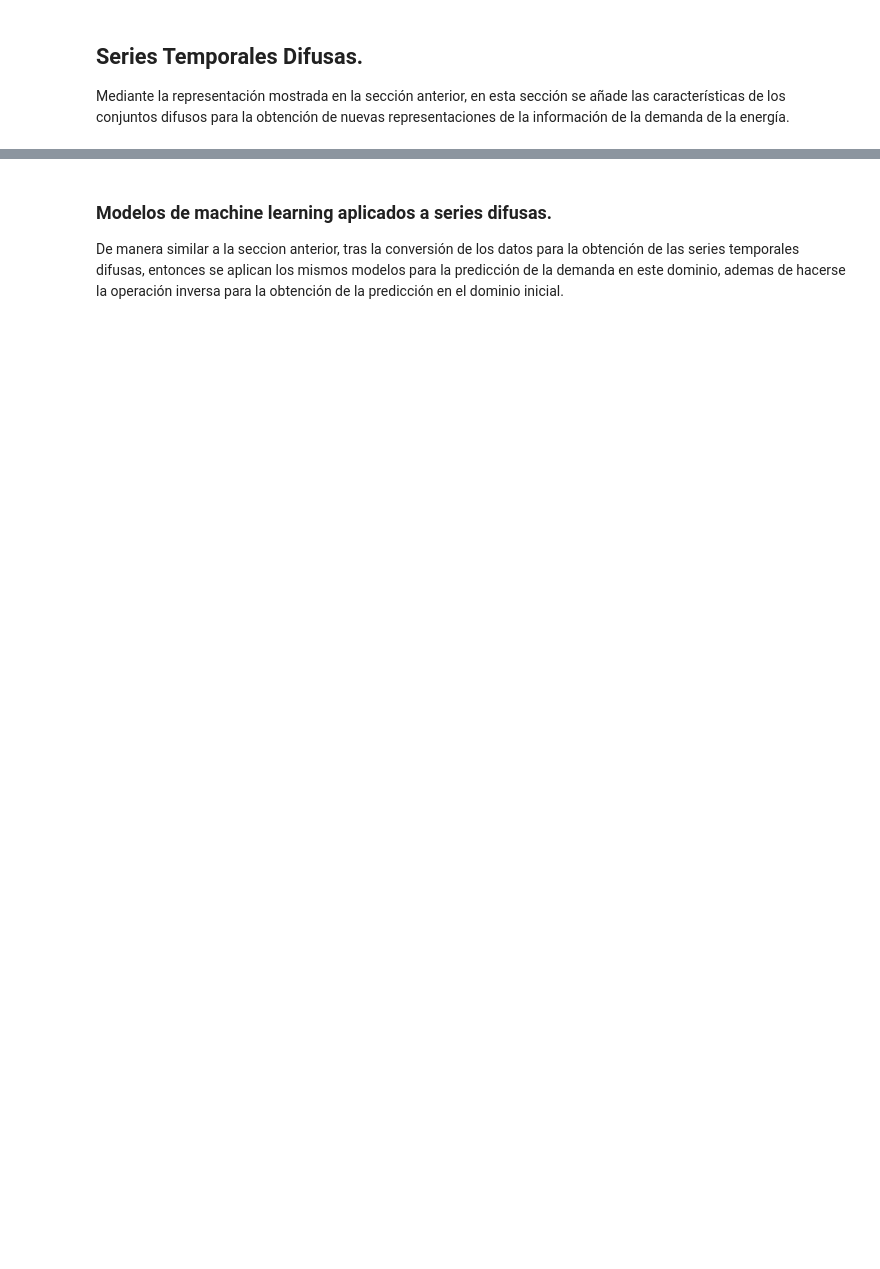
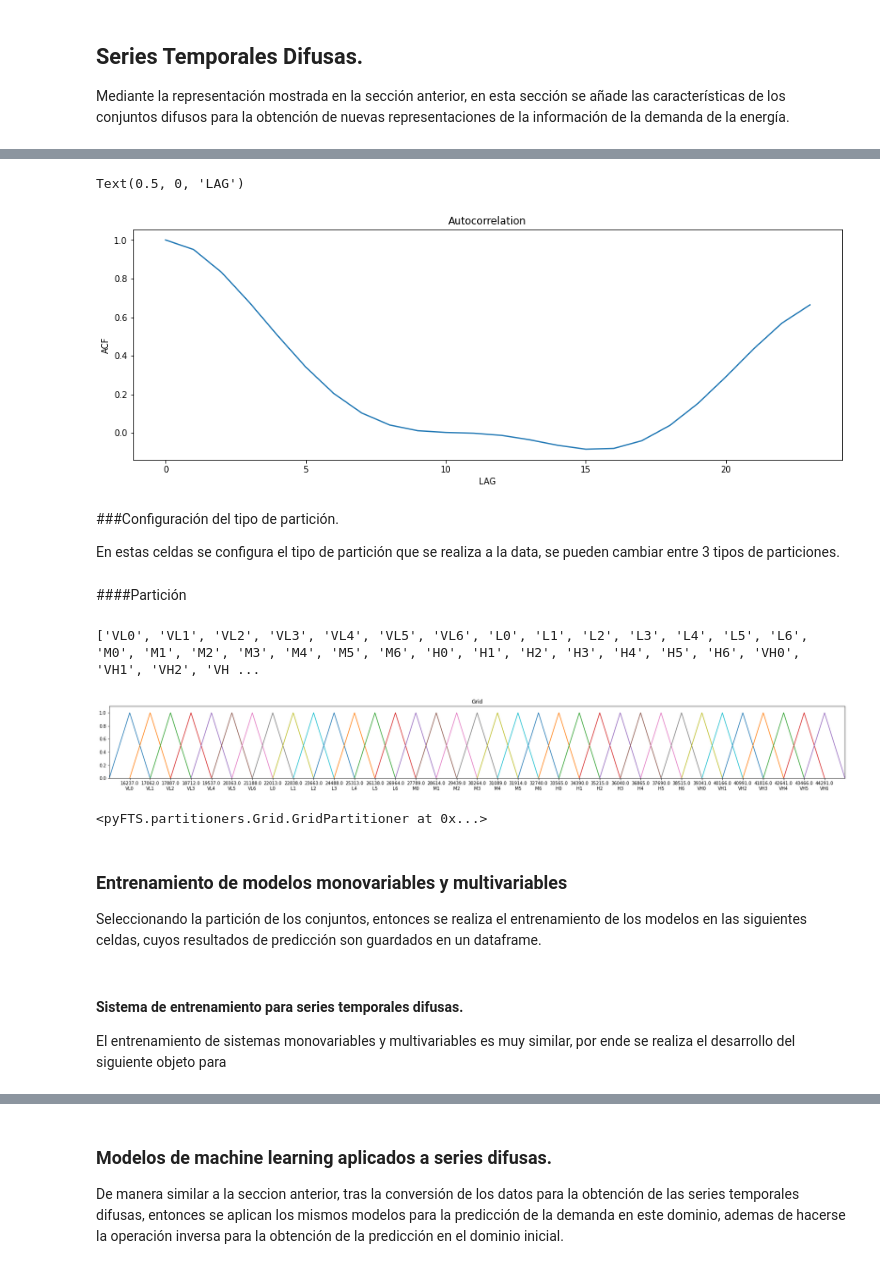
Before and after one commit to JossRubio/Prediccion_demanda_energetica, a Jupyter notebook: codes/Memoria_Everis.ipynb, the cells around one changed output, grey strips where cells are left out. Saved outputs shown, nothing was run; the diff lists cells and outputs as text; code cells hidden in the pictures; blank space fills up the shorter version.

```diff
--- a/codes/Memoria_Everis.ipynb
+++ b/codes/Memoria_Everis.ipynb
@@ -326,0 +420,48 @@ Mediante la representación mostrada en la sección anterior, en esta sección s
+# %%
+from statsmodels.tsa.stattools import acf
+
+fig, ax = plt.subplots(nrows=1, ncols=1,figsize=[15,5])
+
+ax.plot(acf(train_values,nlags=23))
+ax.set_title("Autocorrelation")
+ax.set_ylabel("ACF")
+ax.set_xlabel("LAG")
+# %% [output]
+Text(0.5, 0, 'LAG')
+[figure, added]
+# %% [markdown]
+###Configuración del tipo de partición.
+
+En estas celdas se configura el tipo de partición que se realiza a la data, se pueden cambiar entre 3 tipos de particiones.
+# %% [markdown]
+####Partición
+# %%
+from itertools import product
+
+levels = ['VL','L','M','H','VH']
+sublevels = [str(k) for k in np.arange(0,7)]
+names = []
+for combination in product(*[levels, sublevels]):
+  names.append(combination[0]+combination[1])
+
+print(names)
+# %% [output]
+['VL0', 'VL1', 'VL2', 'VL3', 'VL4', 'VL5', 'VL6', 'L0', 'L1', 'L2', 'L3', 'L4', 'L5', 'L6', 'M0', 'M1', 'M2', 'M3', 'M4', 'M5', 'M6', 'H0', 'H1', 'H2', 'H3', 'H4', 'H5', 'H6', 'VH0', 'VH1', 'VH2', 'VH ...
+# %%
+from pyFTS.partitioners import Grid
+
+fig, ax = plt.subplots(nrows=1, ncols=1,figsize=[30,3])
+
+part = Grid.GridPartitioner(data=train_values,npart=35, names=names)
+
+part.plot(ax)
+# %% [output]
+[figure, added]
+# %%
+part
+# %% [output]
+<pyFTS.partitioners.Grid.GridPartitioner at 0x...>
+# %% [markdown]
+### Entrenamiento de modelos monovariables y multivariables
+
+Seleccionando la partición de los conjuntos, entonces se realiza el entrenamiento de los modelos en las siguientes celdas, cuyos resultados de predicción son guardados en un dataframe.
@@ -326,0 +479,4 @@ Mediante la representación mostrada en la sección anterior, en esta sección s
+# %% [markdown]
+#### Sistema de entrenamiento para series temporales difusas.
+
+El entrenamiento de sistemas monovariables y multivariables es muy similar, por ende se realiza el desarrollo del siguiente objeto para
```
Also changed, not shown: parts of 38 cells of this notebook.
